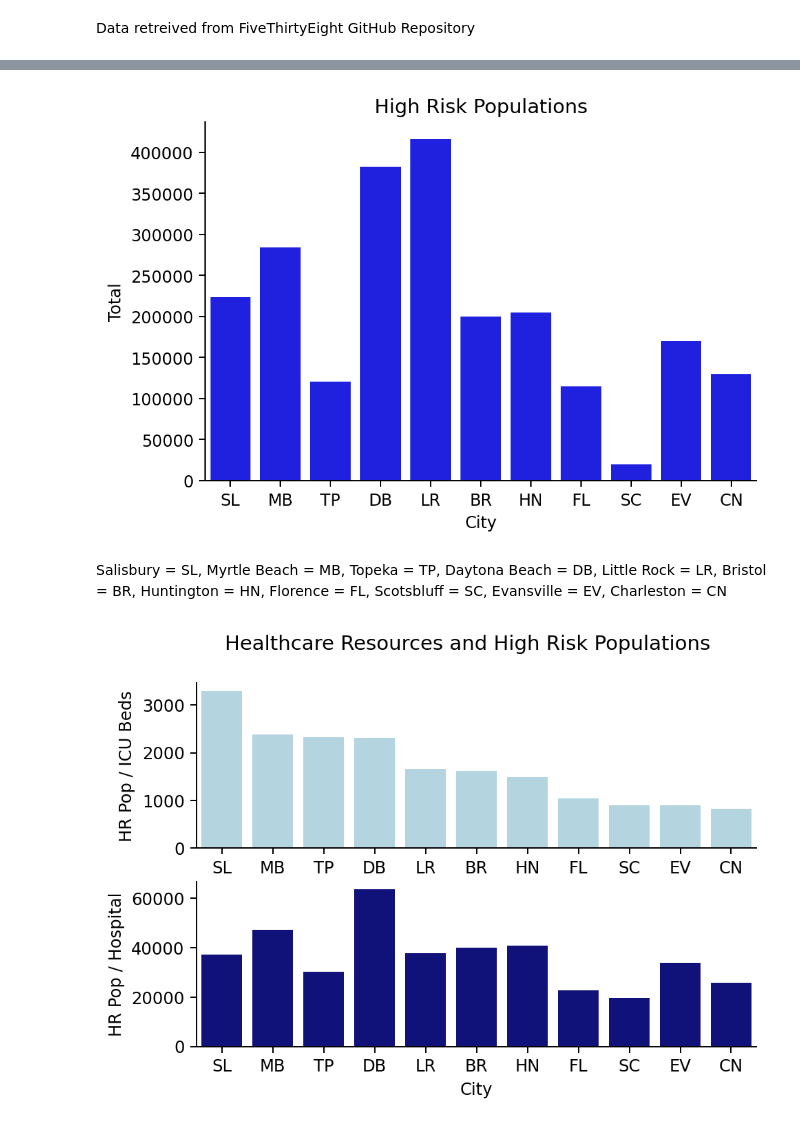
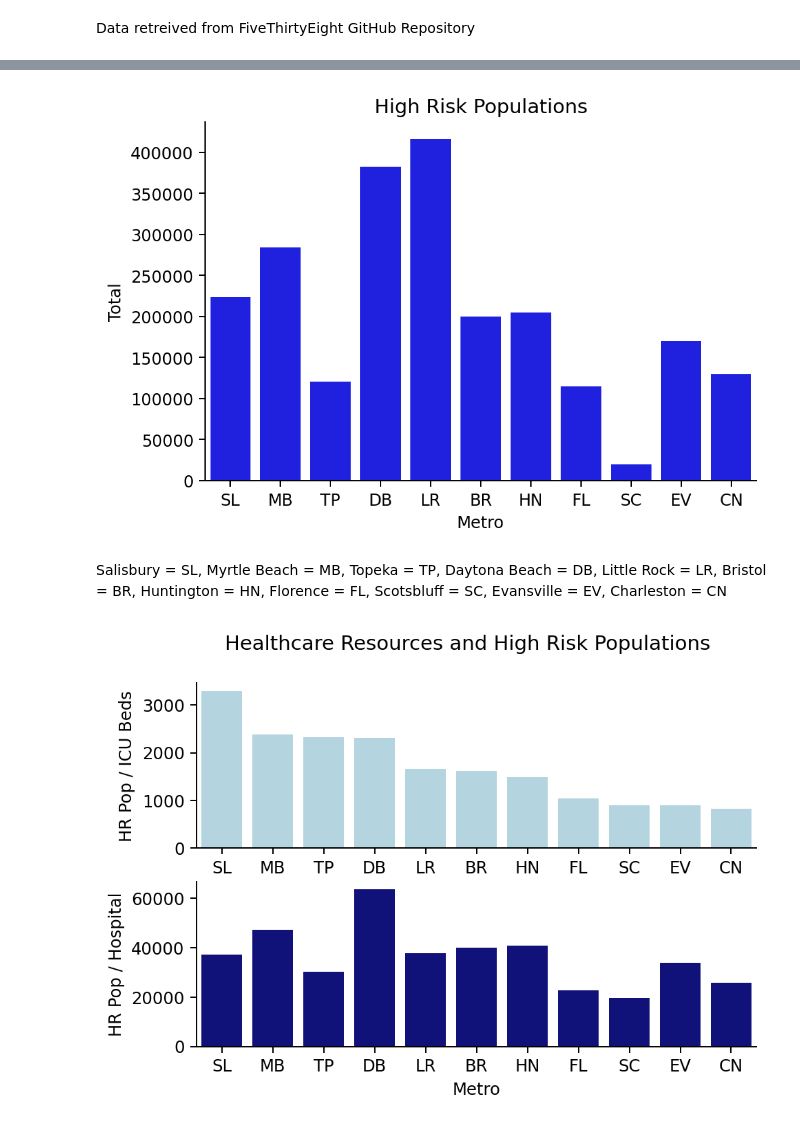
Before and after one commit to CJTAYL/.github.io, a Jupyter notebook: COVID_19_Analysis.ipynb, the cells around one changed output, grey strips where cells are left out. Drawn from its saved outputs; the diff is of its cells as text; code cells hidden in the pictures.

```diff
--- a/COVID_19_Analysis.ipynb
+++ b/COVID_19_Analysis.ipynb
@@ -32,13 +33,12 @@ df['total_percent_at_risk'].max()
 # Subset of data frame with total percentage at risk above 68%
 percent_68 = df.loc[df['total_percent_at_risk'] > '68.00']
 
+del percent_68['total_percent_at_risk']
+
 # List of abbreviations
-Abbv = ["SL", "MB", "TP", "DB", "LR", "BR", "HN", "FL", "SC", "EV", "CN"]
+percent_68.insert(1, "Abbv", ["SL", "MB", "TP", "DB", "LR", "BR", "HN", "FL", "SC", "EV", "CN"], True)
 
 # List of precentages as floats
-Percent_at_risk = [68.32, 73.79, 68.10, 71.11, 73.48, 80.73, 72.66, 72.31, 68.20, 69.07, 75.97]
+percent_68.insert(2, "Percent_High_Risk", [68.32, 73.79, 68.10, 71.11, 73.48, 80.73, 72.66, 72.31, 68.20, 69.07, 75.97], True)
 
-# Added abbreviation list to dataframe as new column
-percent_68['abbreviation'] = Abbv
-# Added percent as float to dataframe as new column
-percent_68['percent_risk'] = Percent_at_risk
+percent_table = percent_68[['MMSA', 'Abbv', 'Percent_High_Risk']]
@@ -54,11 +45,11 @@ See the caveats in the documentation: https://pandas.pydata.org/pandas-docs/stab
 # %%
-sns.barplot(x='abbreviation', y='total_at_risk', color='blue', data=percent_68)
+sns.barplot(x='Abbv', y='total_at_risk', color='blue', data=percent_68)
 plt.ylabel("Total")
-plt.xlabel("City")
+plt.xlabel("Metro")
 plt.title("High Risk Populations")
 sns.despine()
 # %% [output]
-[figure, old version]
+[figure, new version]
 # %% [markdown]
 Salisbury = SL,
 Myrtle Beach = MB,
@@ -74,11 +65,11 @@ Charleston = CN
 # %%
 fig, axes = plt.subplots(2, 1)
 fig.suptitle("Healthcare Resources and High Risk Populations")
-sns.barplot(ax=axes[0], x='abbreviation', y='high_risk_per_ICU_bed', color='lightblue', data=percent_68)
+sns.barplot(ax=axes[0], x='Abbv', y='high_risk_per_ICU_bed', color='lightblue', data=percent_68)
 axes[0].set_ylabel("HR Pop / ICU Beds")
-sns.barplot(ax=axes[1], x='abbreviation', y='high_risk_per_hospital', color='darkblue', data=percent_68)
+sns.barplot(ax=axes[1], x='Abbv', y='high_risk_per_hospital', color='darkblue', data=percent_68)
 axes[1].set_ylabel("HR Pop / Hospital")
-axes[1].set_xlabel("City")
+axes[1].set_xlabel("Metro")
 sns.despine()
 # %% [output]
-[figure, old version]
+[figure, new version]
```
Also changed, not shown: parts of 3 cells of this notebook.
